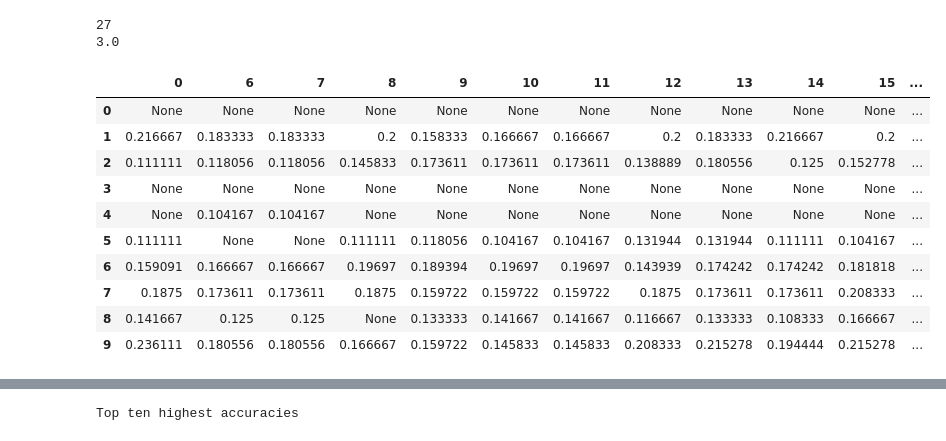
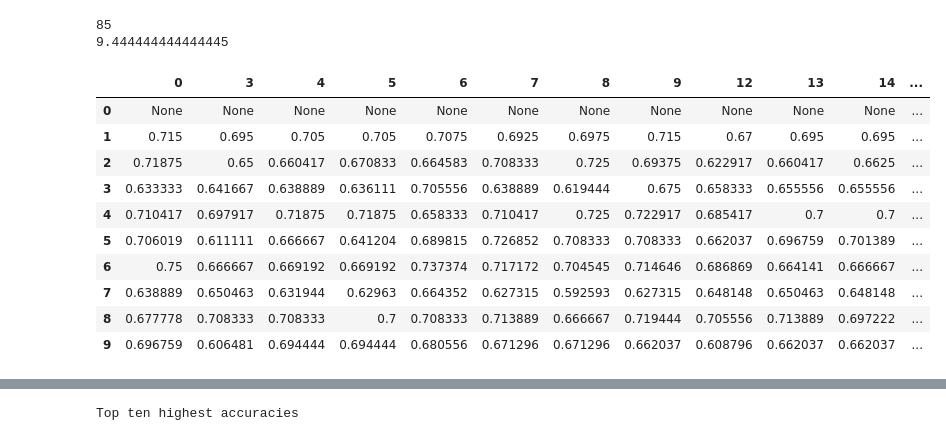
Before and after one commit to JuliaAlmaLuna/InnerSpeechEEGDecoding, a Jupyter notebook: makeTables.ipynb, the cells around one changed output, grey strips where cells are left out. Drawn from its saved outputs; the diff is of its cells as text; code cells hidden in the pictures.

```diff
--- a/makeTables.ipynb
+++ b/makeTables.ipynb
@@ -7,19 +7,19 @@ import glob
 # But dont do that either.
 import os
 genSavePath = f"{os.getcwd()}/SavedResults/"
-day = "17" # Which month and days result you want to visualize in table
+day = "18" # Which month and days result you want to visualize in table
 month = 11
 
-repetitionValue = 27
-repetitionName =  "torchTest"#  "udrli1feattestanglnoBC"  # "udrliplotnoAda3"  #  "udrlBC4CVTest" #
+repetitionValue = 34
+repetitionName =  "normalTest3"#  "udrli1feattestanglnoBC"  # "udrliplotnoAda3"  #  "udrlBC4CVTest" #
 #  "udrliplotnoAda3hyperparams"
 repetitionString = f"{repetitionValue}{repetitionName}"
 curSavePath = f"{genSavePath}{day}-{month}-{repetitionString}/"
 savedResults = glob.glob(curSavePath + "savedBest*")
 
-saveTop = False
+saveTop = True
 if saveTop:
-    saveTopName = "top3udrli.npy"
+    saveTopName = "top2udrli.npy"
 else:
     saveTopName = None
 topAmount = 20
@@ -29,8 +29,8 @@ minAcc = 0.1
 print(len(savedResults))
 print(len(savedResults)/9)
 # %% [output]
-27
-3.0
+85
+9.444444444444445
 # %%
 import pandas as pd
 from array import ArrayType
@@ -85,8 +85,10 @@ for featCombo in featCombos:
 #print(combinationDict)
 nrOfCombination = len(allCombinations)
 combinationResult = np.zeros([subjectAmount, len(allCombinations), 2])
+combinationAmounts = np.zeros([subjectAmount, len(allCombinations)])
+
 nrOfSeedsPerSubject = np.zeros(subjectAmount)
-seedCounted = np.zeros([subjectAmount, len(allCombinations), (len(savedResults)//9)+1])
+seedCounted = np.zeros([subjectAmount, len(allCombinations), 20])
 currSeed = -1
 for s, subject in enumerate(results):
     currSubj = 0
@@ -95,8 +97,9 @@ for s, subject in enumerate(results):
 
 
     currSubj = subject[1]
-    if currSubj == 1:
-        currSeed = currSeed + 1
+    # print(currSubj)
+    # if currSubj == 1:
+    #     currSeed = currSeed + 1
     testInfoPerSubject[currSubj] = subject[0]
     if currSubj in skipSubjects:
         continue
@@ -109,26 +112,20 @@ for s, subject in enumerate(results):
 
                 aName = aResults2[0]
                 ares = aResults2[1]
-
-                # if type(ares) is tuple:
-                #     ares = ares[0]
-                # if ares > 0.98:
-                #     ares = 0.99
                 akernel = aResults2[2]
 
                 aC = aResults2[3]
-                if seedCounted[currSubj, combinationDict[f"{aName},{akernel},{aC}"], currSeed] == 1:
-                    continue
-                seedCounted[currSubj, combinationDict[f"{aName},{akernel},{aC}"], currSeed] = 1
+
                 combinationResult[currSubj, combinationDict[f"{aName},{akernel},{aC}"]] = [int(combinationDict[f"{aName},{akernel},{aC}"]),
                                                                                            combinationResult[currSubj, combinationDict[f"{aName},{akernel},{aC}"]][1] + ares]
 
-
+# combinationResult[1:,:,1] = combinationResult[1:,:,1] / combinationAmounts[1,:]
 for subNr, subj in enumerate(combinationResult[1:], 1):
     combinationResult[subNr,:, 1] = combinationResult[subNr,:, 1] / nrOfSeedsPerSubject[subNr]
-    if "adaBoost" in kernels:
+    if "adaBoost" in kernels or "MLP" in kernels:
         combinationResult[subNr,:, 1] = combinationResult[subNr,:, 1] / 2
 
+combinationResult[combinationResult > 1.001] = combinationResult[combinationResult > 1.001] / 2
 headers = np.arange(nrOfCombination)
 subjectResultArray = np.empty([10, nrOfCombination], dtype=object)
 subjectNrList = []
@@ -189,44 +186,44 @@ for subNr, cResult in enumerate(combinationResult):
                 topThreeThisSubject.sort()
     if len(topThreeThisSubject)>0:
         topThreeAllSubjects.append(topThreeThisSubject)
 
 
 
 # Print the table!
 comboAverage = comboAverage / nrOfSubjects
 pd.set_option("display.max_columns", None)
 
 # For loop through zip of headers and columns,
 # If column has all values == None, Remove column and header.
 subjectResultArray = np.array(subjectResultArray)
 emptyCols = []
 atleastOneEmpty = False
 for hcol, in zip(headers):
     if all(subjectResultArray[:,hcol] == None):
         atleastOneEmpty = True
         emptyCols.append(hcol)
 if atleastOneEmpty:
     subjectResultArray = np.delete(subjectResultArray, np.array(emptyCols),1)
     headers = np.delete(headers, np.array(emptyCols),0)
     comboAverage = np.delete(comboAverage, np.array(emptyCols),1)
     comboTotal = np.delete(comboTotal, np.array(emptyCols),1)
     nrOfSubjects = np.delete(nrOfSubjects, np.array(emptyCols),0)
 
 
 table = pd.DataFrame(subjectResultArray, columns=headers)
 display(table)
 # %% [output]
-|  | 0 | 6 | 7 | 8 | 9 | 10 | 11 | 12 | 13 | 14 | 15 | ... |
+|  | 0 | 3 | 4 | 5 | 6 | 7 | 8 | 9 | 12 | 13 | 14 | ... |
 | 0 | None | None | None | None | None | None | None | None | None | None | None | ... |
-| 1 | 0.216667 | 0.183333 | 0.183333 | 0.2 | 0.158333 | 0.166667 | 0.166667 | 0.2 | 0.183333 | 0.216667 | 0.2 | ... |
-| 2 | 0.111111 | 0.118056 | 0.118056 | 0.145833 | 0.173611 | 0.173611 | 0.173611 | 0.138889 | 0.180556 | 0.125 | 0.152778 | ... |
-| 3 | None | None | None | None | None | None | None | None | None | None | None | ... |
-| 4 | None | 0.104167 | 0.104167 | None | None | None | None | None | None | None | None | ... |
-| 5 | 0.111111 | None | None | 0.111111 | 0.118056 | 0.104167 | 0.104167 | 0.131944 | 0.131944 | 0.111111 | 0.104167 | ... |
-| 6 | 0.159091 | 0.166667 | 0.166667 | 0.19697 | 0.189394 | 0.19697 | 0.19697 | 0.143939 | 0.174242 | 0.174242 | 0.181818 | ... |
-| 7 | 0.1875 | 0.173611 | 0.173611 | 0.1875 | 0.159722 | 0.159722 | 0.159722 | 0.1875 | 0.173611 | 0.173611 | 0.208333 | ... |
-| 8 | 0.141667 | 0.125 | 0.125 | None | 0.133333 | 0.141667 | 0.141667 | 0.116667 | 0.133333 | 0.108333 | 0.166667 | ... |
-| 9 | 0.236111 | 0.180556 | 0.180556 | 0.166667 | 0.159722 | 0.145833 | 0.145833 | 0.208333 | 0.215278 | 0.194444 | 0.215278 | ... |
+| 1 | 0.715 | 0.695 | 0.705 | 0.705 | 0.7075 | 0.6925 | 0.6975 | 0.715 | 0.67 | 0.695 | 0.695 | ... |
+| 2 | 0.71875 | 0.65 | 0.660417 | 0.670833 | 0.664583 | 0.708333 | 0.725 | 0.69375 | 0.622917 | 0.660417 | 0.6625 | ... |
+| 3 | 0.633333 | 0.641667 | 0.638889 | 0.636111 | 0.705556 | 0.638889 | 0.619444 | 0.675 | 0.658333 | 0.655556 | 0.655556 | ... |
+| 4 | 0.710417 | 0.697917 | 0.71875 | 0.71875 | 0.658333 | 0.710417 | 0.725 | 0.722917 | 0.685417 | 0.7 | 0.7 | ... |
+| 5 | 0.706019 | 0.611111 | 0.666667 | 0.641204 | 0.689815 | 0.726852 | 0.708333 | 0.708333 | 0.662037 | 0.696759 | 0.701389 | ... |
+| 6 | 0.75 | 0.666667 | 0.669192 | 0.669192 | 0.737374 | 0.717172 | 0.704545 | 0.714646 | 0.686869 | 0.664141 | 0.666667 | ... |
+| 7 | 0.638889 | 0.650463 | 0.631944 | 0.62963 | 0.664352 | 0.627315 | 0.592593 | 0.627315 | 0.648148 | 0.650463 | 0.648148 | ... |
+| 8 | 0.677778 | 0.708333 | 0.708333 | 0.7 | 0.708333 | 0.713889 | 0.666667 | 0.719444 | 0.705556 | 0.713889 | 0.697222 | ... |
+| 9 | 0.696759 | 0.606481 | 0.694444 | 0.694444 | 0.680556 | 0.671296 | 0.671296 | 0.662037 | 0.608796 | 0.662037 | 0.662037 | ... |
 # %%
 pd.set_option("display.max_columns", None)
 print()
```
Also changed, not shown: parts of 9 cells of this notebook, 3 other files.
